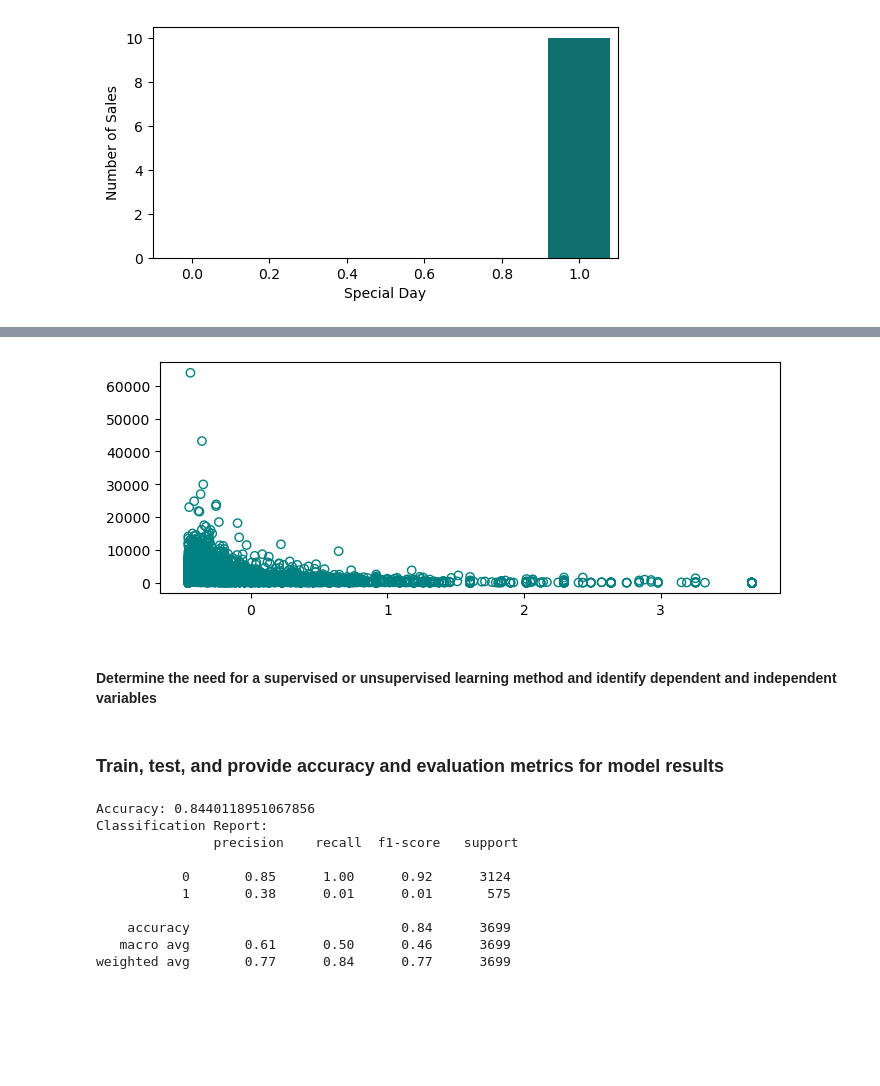
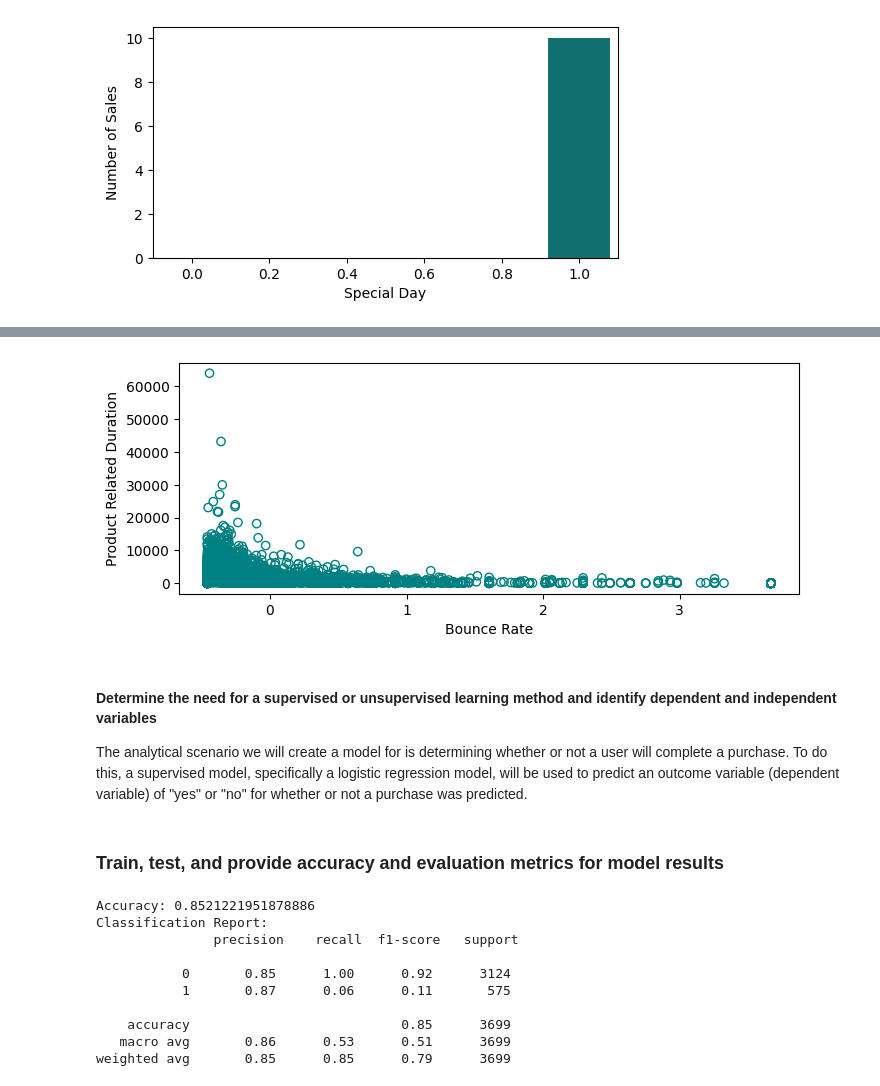
Before and after one commit to naomiw-usd/Final-Project, a Jupyter notebook: amir_naomi_final.ipynb, the cells around one changed output, grey strips where cells are left out. Cells and saved outputs as stored; diff of their text form; code cells hidden in the pictures; blank space fills up the shorter version.

```diff
--- a/amir_naomi_final.ipynb
+++ b/amir_naomi_final.ipynb
@@ -268,15 +268,19 @@ plt.show()
 # %%
 #explore how exit or bounce rates may be related to duration
 plt.figure(figsize=(8,3))
 #plt.scatter(df_clean['BounceRates'], df_clean['Administrative_Duration'], marker='s', facecolor='none', edgecolor='gold')
 #plt.scatter(df_clean['ExitRates'], df_clean['Informational_Duration'], marker='o', facecolor='none', edgecolor='teal')
+#plt.scatter(df_clean['BounceRates'], df_clean['Total_Duration'], marker='o', facecolor='none', edgecolor='teal')
+#plt.scatter(df_clean['BounceRates'], df_clean['Total_Duration'], marker='o', facecolor='none', edgecolor='teal')
 plt.scatter(df_clean['BounceRates'], df_clean['ProductRelated_Duration'], marker='o', facecolor='none', edgecolor='teal')
-#plt.scatter(df_clean['BounceRates'], df_clean['Total_Duration'], marker='o', facecolor='none', edgecolor='teal')
+plt.xlabel("Bounce Rate")
+plt.ylabel("Product Related Duration")
 plt.show()
 # %% [output]
-[figure, old version]
+[figure, new version]
 # %% [markdown]
 #### Determine the need for a supervised or unsupervised learning method and identify dependent and independent variables
+The analytical scenario we will create a model for is determining whether or not a user will complete a purchase. To do this, a supervised model, specifically a logistic regression model, will be used to predict an outcome variable (dependent variable) of "yes" or "no" for whether or not a purchase was predicted.
 # %%
 #going with supervised method as we know the outcome: revenue or no revenue. We want the model to understand the relationship between the types of sessions and their durations and that known outcome of revenue or no revenue
 #Revenue is dependent variable
@@ -287,14 +291,17 @@ plt.show()
 # assistance from github copilot on this portion
 
 df_clean['RevenueBinary'] = df_clean['Revenue'].astype(int)
+df_clean['SpecialBinary'] = df_clean['SpecialPurchase'].astype(int)
+df_clean['WeekendBinary'] = df_clean['Weekend'].astype(int)
 
 predictors = [
     'Administrative_Duration',
     'Informational_Duration',
     'ProductRelated_Duration',
-    'Total_Duration',
     'BounceRates',
-    'ExitRates'
+    'ExitRates',
+    'SpecialBinary',
+    'WeekendBinary'
 ]
 
 X = df_clean[predictors]
@@ -321,16 +328,16 @@ print("Accuracy:", accuracy_score(y_test, y_pred))
 #print("Confusion Matrix:\n", confusion_matrix(y_test, y_pred))
 print("Classification Report:\n", classification_report(y_test, y_pred))
 # %% [output]
-Accuracy: 0.8440118951067856
+Accuracy: 0.8521221951878886
 Classification Report:
                precision    recall  f1-score   support
 
            0       0.85      1.00      0.92      3124
-           1       0.38      0.01      0.01       575
+           1       0.87      0.06      0.11       575
 
-    accuracy                           0.84      3699
-   macro avg       0.61      0.50      0.46      3699
-weighted avg       0.77      0.84      0.77      3699
+    accuracy                           0.85      3699
+   macro avg       0.86      0.53      0.51      3699
+weighted avg       0.85      0.85      0.79      3699
 # %%
 from sklearn.metrics import ConfusionMatrixDisplay
 
```
Also changed, not shown: parts of 7 cells of this notebook.
